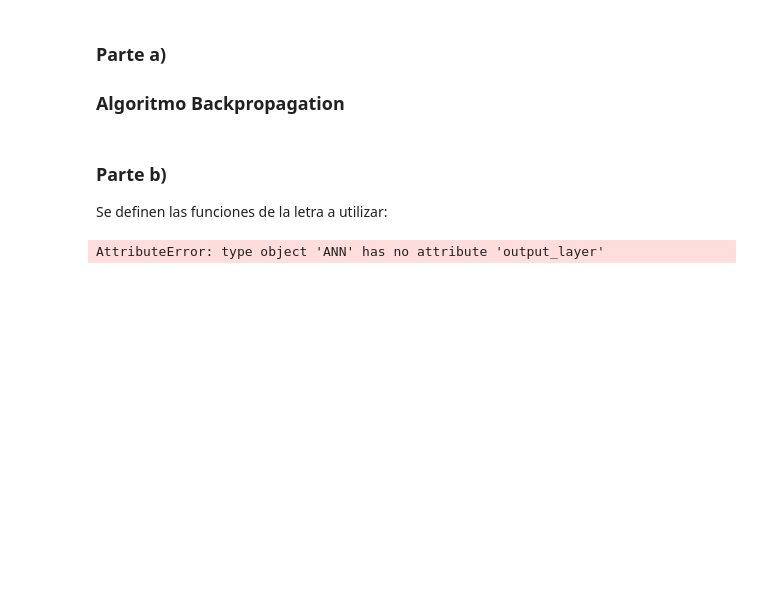
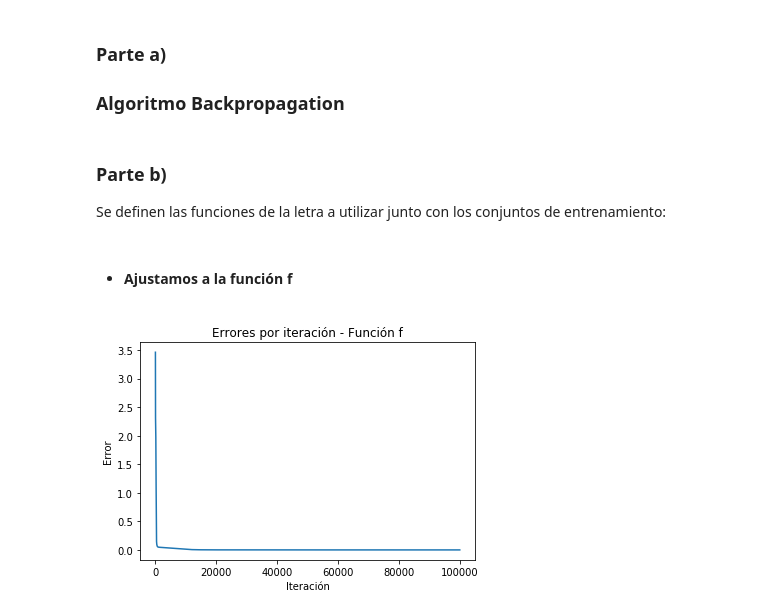
Before and after one commit to e567713/Laboratorios_MAA, a Jupyter notebook: Laboratorio_5/artificial_neural_network.ipynb, the cells around one changed output. Drawn from its saved outputs; the diff is of its cells as text; code cells hidden in the pictures; blank space fills up the shorter version.

```diff
--- a/Laboratorio_5/artificial_neural_network.ipynb
+++ b/Laboratorio_5/artificial_neural_network.ipynb
@@ -37,6 +39,7 @@ class Neuron:
         result = self.weights[-1]
         for i in range(len(self.weights)-1):
             result += self.weights[i] * inputs[i]
+        self.output = result
         return result
 
     def apply_sigmoid(self, computed_value):
@@ -44,7 +47,8 @@ class Neuron:
         return self.output
 
     def calculate_output_neuron_error(self, expected):
-        self.error = self.output * (1.0 - self.output) * (expected - self.output)
+#         self.error = self.output * (1.0 - self.output) * (expected - self.output)
+        self.error = expected - self.output
         return  self.error
 
     def calculate_hidden_neuron_error(self, output_layer, index):
@@ -55,7 +59,7 @@ class Neuron:
         return self.error
 
     def update_weights(self, rate, inputs):
-        for i in range(len(self.inputs)):
+        for i in range(len(inputs)):
             self.weights[i] += rate * self.error * inputs[i]
         self.weights[-1] += rate * self.error
 # %% [markdown]
@@ -84,12 +91,11 @@ class ANN:
         final_outputs = []
         for neuron in self.output_layer:
             computed_input = neuron.compute_input(inputs)
-            neuron_output = neuron.apply_sigmoid(computed_input)
-            final_outputs.append(neuron_output)
+            final_outputs.append(computed_input)
 
         return final_outputs
 
-    def update_weights(self, instance):
+    def update_weights(self, instance, rate):
 
         output_layer_inputs = []
         for neuron in self.hidden_layer:
@@ -130,19 +157,31 @@ def backpropagation(n_inputs, n_hidden, n_outputs, max_iter, data_set):
 # %% [markdown]
 ### Parte b)
 
-Se definen las funciones de la letra a utilizar:
+Se definen las funciones de la letra a utilizar junto con los conjuntos de entrenamiento:
 # %%
 def f(x):
-    return x*x*x - x*x + 1
+    return x**3 - x**2 + 1
 
 def g(x,y):
-    return 1 - x*2 - y*2
+    return 1 - x**2 - y**2
 
 def h(x,y):
     return x + y
 
-training_set = [([x],f(x))for x in np.random.uniform(-1,1,40)]
+training_set_f = [([x],[f(x)])for x in np.random.uniform(-1,1,40)]
+training_set_g = [([x,y],[g(x,y)]) for (x,y) in list(zip(np.random.uniform(-1,1,40), np.random.uniform(-1,1,40)))]
+training_set_h = [([x,y],[h(x,y)]) for (x,y) in list(zip(np.random.uniform(-1,1,3), np.random.uniform(-1,1,3)))]
-# %%
-backpropagation(1,3,1,10,training_set)
-# %% [output]
-AttributeError: type object 'ANN' has no attribute 'output_layer'
+# %% [markdown]
+- #### Ajustamos a la función f
+# %%
+rate = 0.1
+iterations = 10**5
+n_input = 1
+n_hidden = 3
+n_output = 1
+
+versions_f, errors_f = backpropagation(n_input,n_hidden,n_output,iterations,training_set_f,rate)
+
+plot_errors('f', errors_f)
+# %% [output]
+[figure, added]
```
Also changed, not shown: parts of 9 cells of this notebook.
